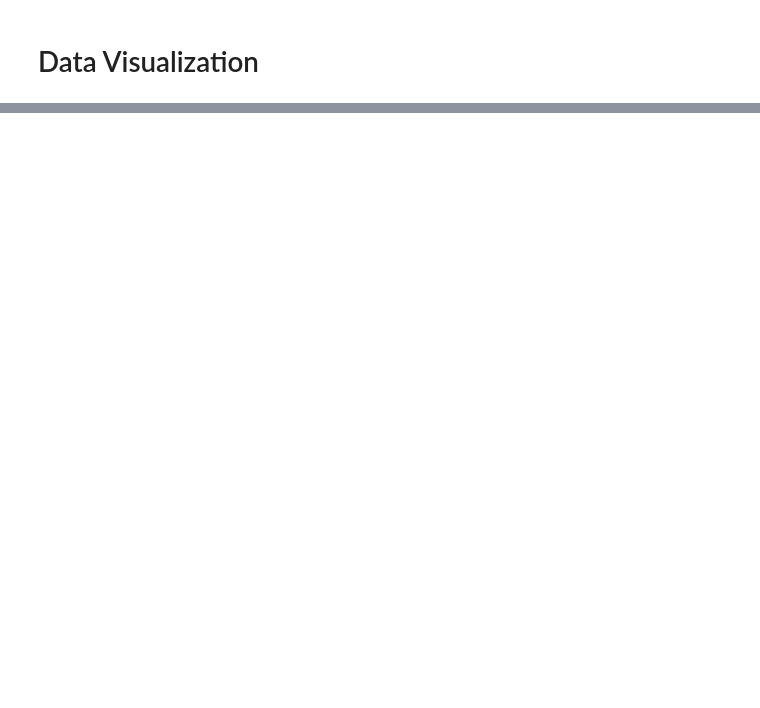
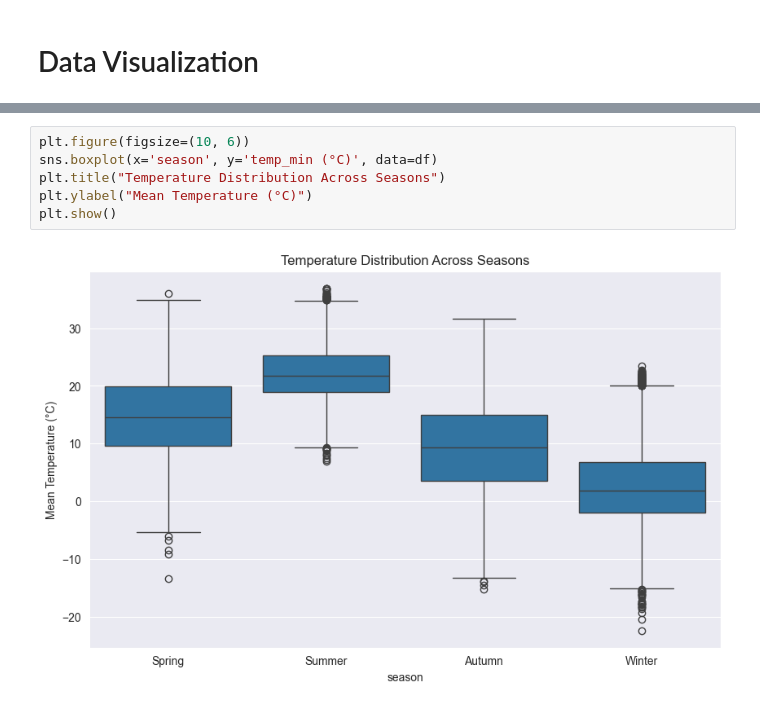
Before and after one commit to ali-bazrkar/iran_weather_analysis, a Jupyter notebook: iran_weather_eda.ipynb, the cells around one changed output, grey strips where cells are left out. Cells and saved outputs as stored; diff of their text form; blank space fills up the shorter version.

```diff
--- a/iran_weather_eda.ipynb
+++ b/iran_weather_eda.ipynb
@@ -188,0 +233,8 @@ df.to_csv("Final Dataset.csv", index=False)
+# %%
+plt.figure(figsize=(10, 6))
+sns.boxplot(x='season', y='temp_min (°C)', data=df)
+plt.title("Temperature Distribution Across Seasons")
+plt.ylabel("Mean Temperature (°C)")
+plt.show()
+# %% [output]
+[figure, added]
```
Also changed, not shown: parts of 13 cells of this notebook.
